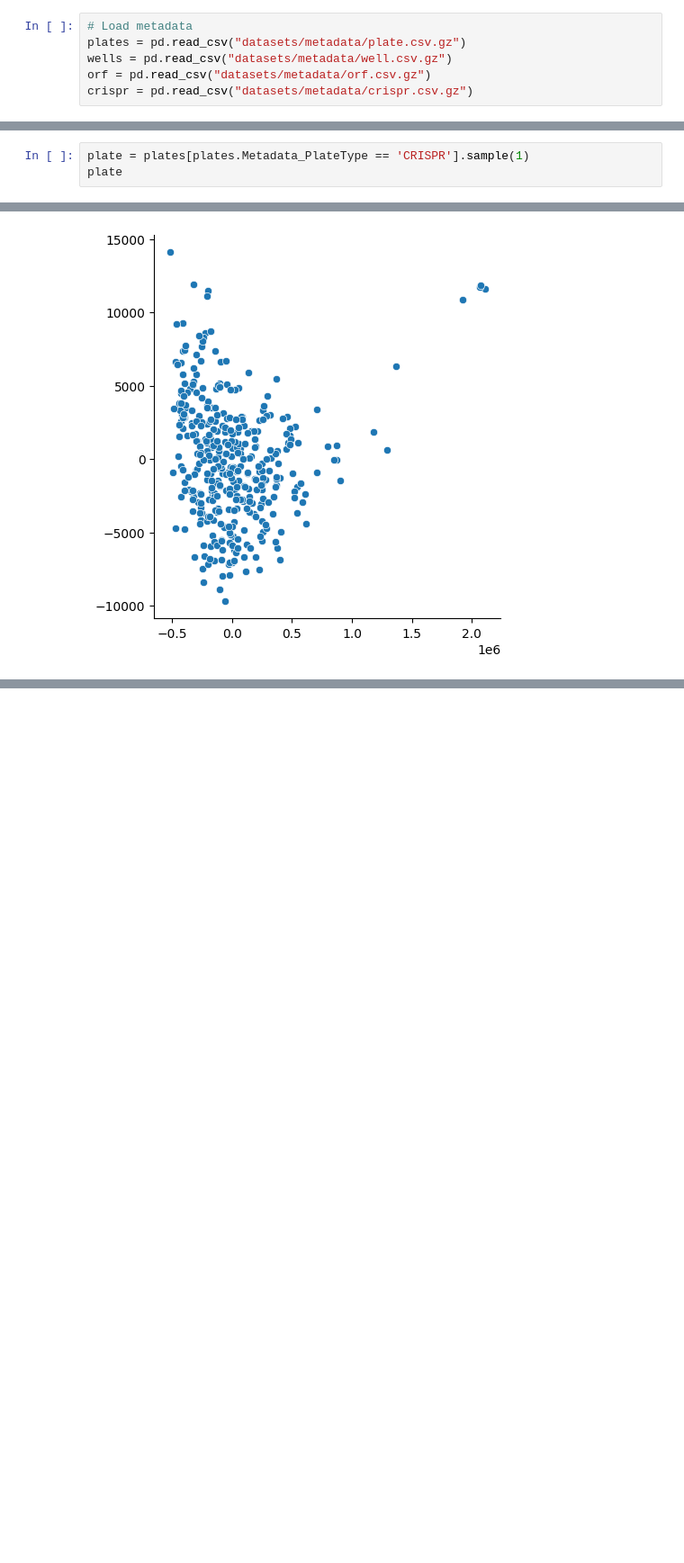
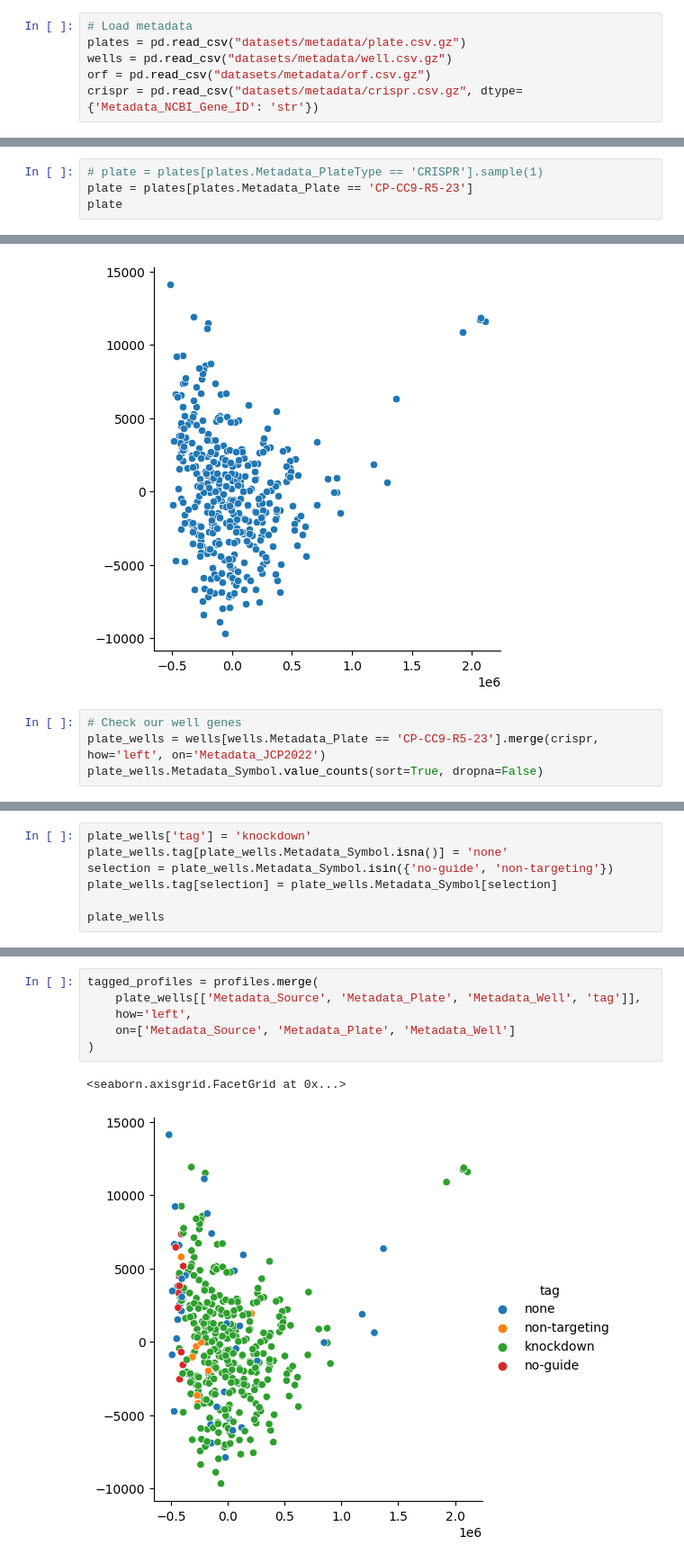
Before and after one commit to Craven-Biostat-Lab/morphology-prediction, a Jupyter notebook: data-loading.ipynb, the cells around one changed output, grey strips where cells are left out. Shown at 90% size. Cells and saved outputs as stored; diff of their text form; blank space fills up the shorter version.

Commit message:
Work on extracting our full dataset

```diff
--- a/data-loading.ipynb
+++ b/data-loading.ipynb
@@ -13,4 +14,4 @@ profile_uri_template = (
 plates = pd.read_csv("datasets/metadata/plate.csv.gz")
 wells = pd.read_csv("datasets/metadata/well.csv.gz")
 orf = pd.read_csv("datasets/metadata/orf.csv.gz")
-crispr = pd.read_csv("datasets/metadata/crispr.csv.gz")
+crispr = pd.read_csv("datasets/metadata/crispr.csv.gz", dtype={'Metadata_NCBI_Gene_ID': 'str'})
@@ -170,7 +238,8 @@ genetic_samples[genetic_samples.Metadata_NCBI_Gene_ID.isna()]
 # %% [markdown]
 Pick a random CRISPR plate to explore
 # %%
-plate = plates[plates.Metadata_PlateType == 'CRISPR'].sample(1)
+# plate = plates[plates.Metadata_PlateType == 'CRISPR'].sample(1)
+plate = plates[plates.Metadata_Plate == 'CP-CC9-R5-23']
 plate
 # %% [output]
 |  | Metadata_Source | Metadata_Batch | Metadata_Plate | Metadata_PlateType |
@@ -219,3 +304,7 @@ sns.relplot(x=decomp[:,0], y=decomp[:,1])
 # %% [output]
 <seaborn.axisgrid.FacetGrid at 0x...>
 [figure]
+# %%
+# Check our well genes
+plate_wells = wells[wells.Metadata_Plate == 'CP-CC9-R5-23'].merge(crispr, how='left', on='Metadata_JCP2022')
+plate_wells.Metadata_Symbol.value_counts(sort=True, dropna=False)
@@ -221,0 +324,7 @@ sns.relplot(x=decomp[:,0], y=decomp[:,1])
+# %%
+plate_wells['tag'] = 'knockdown'
+plate_wells.tag[plate_wells.Metadata_Symbol.isna()] = 'none'
+selection = plate_wells.Metadata_Symbol.isin({'no-guide', 'non-targeting'})
+plate_wells.tag[selection] = plate_wells.Metadata_Symbol[selection]
+
+plate_wells
@@ -221,0 +353,9 @@ sns.relplot(x=decomp[:,0], y=decomp[:,1])
+# %%
+tagged_profiles = profiles.merge(
+    plate_wells[['Metadata_Source', 'Metadata_Plate', 'Metadata_Well', 'tag']],
+    how='left',
+    on=['Metadata_Source', 'Metadata_Plate', 'Metadata_Well']
+)
+# %% [output]
+<seaborn.axisgrid.FacetGrid at 0x...>
+[figure, added]
```
Also changed, not shown: parts of 27 cells of this notebook.
